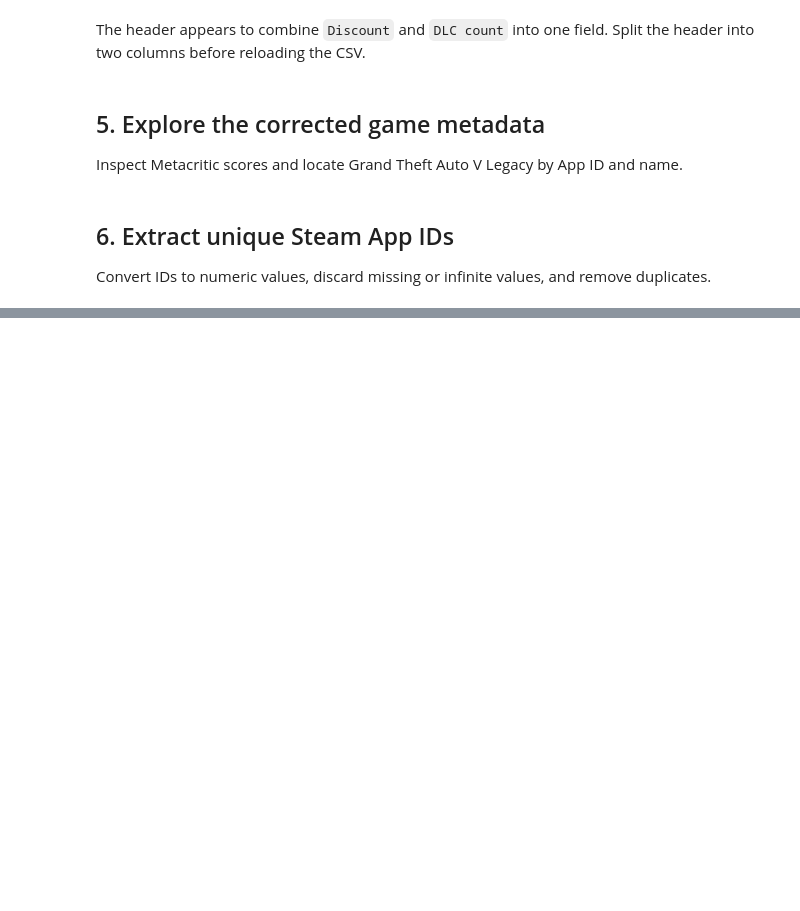
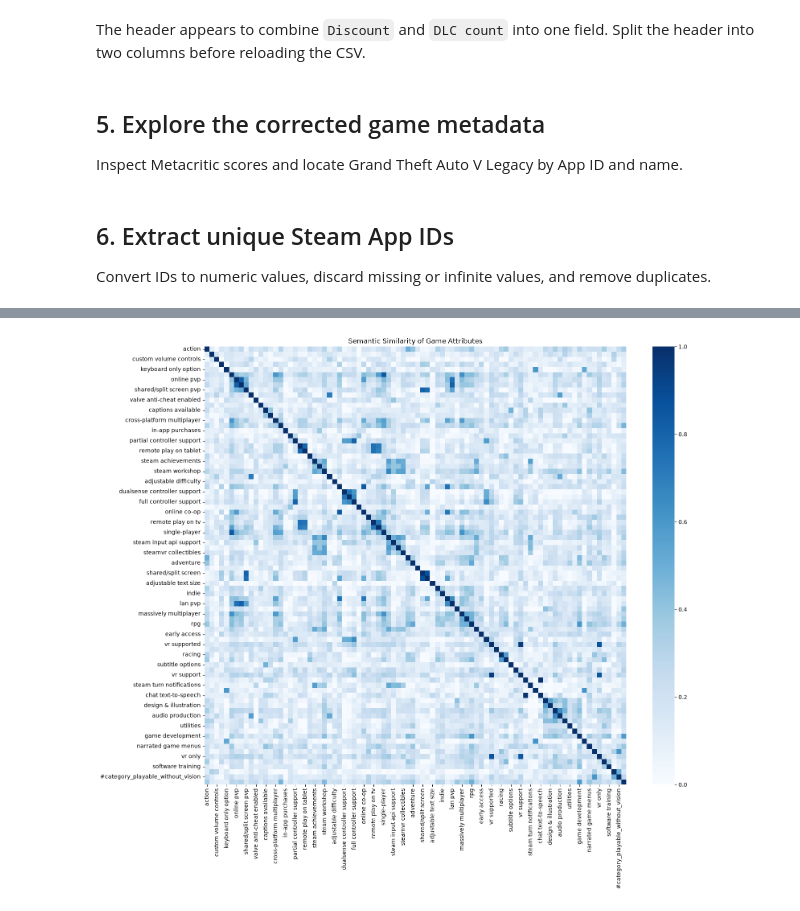
Before and after one commit to jhwang00/csp571-project-video_game_retention, a Jupyter notebook: notebooks/01_explore_csv_datasets.ipynb, the cells around one changed output, grey strips where cells are left out. Saved outputs shown, nothing was run; the diff lists cells and outputs as text; code cells hidden in the pictures; blank space fills up the shorter version.

```diff
--- a/notebooks/01_explore_csv_datasets.ipynb
+++ b/notebooks/01_explore_csv_datasets.ipynb
@@ -109,0 +142,17 @@ len(fronkon_ids)
+# %%
+attributes = (
+    df["Game_Attributes"]
+    .explode()
+    .dropna()
+    .unique()
+    .tolist()
+)
+# %%
+from sentence_transformers import SentenceTransformer
+
+model = SentenceTransformer("all-MiniLM-L6-v2")
+
+embeddings = model.encode(
+    attributes,
+    normalize_embeddings=True
+)
@@ -109,0 +165,12 @@ len(fronkon_ids)
+# %%
+from sklearn.metrics.pairwise import cosine_similarity
+
+similarity = cosine_similarity(embeddings)
+
+similarity_df = pd.DataFrame(
+    similarity,
+    index=attributes,
+    columns=attributes
+)
+
+similarity_df.head()
@@ -109,0 +185,18 @@ len(fronkon_ids)
+# %%
+import seaborn as sns
+import matplotlib.pyplot as plt
+
+plt.figure(figsize=(16, 14))
+
+sns.heatmap(
+    similarity_df,
+    cmap="Blues",
+    vmin=0,
+    vmax=1
+)
+
+plt.title("Semantic Similarity of Game Attributes")
+plt.tight_layout()
+plt.show()
+# %% [output]
+[figure, added]
```
Also changed, not shown: parts of 27 cells of this notebook.
